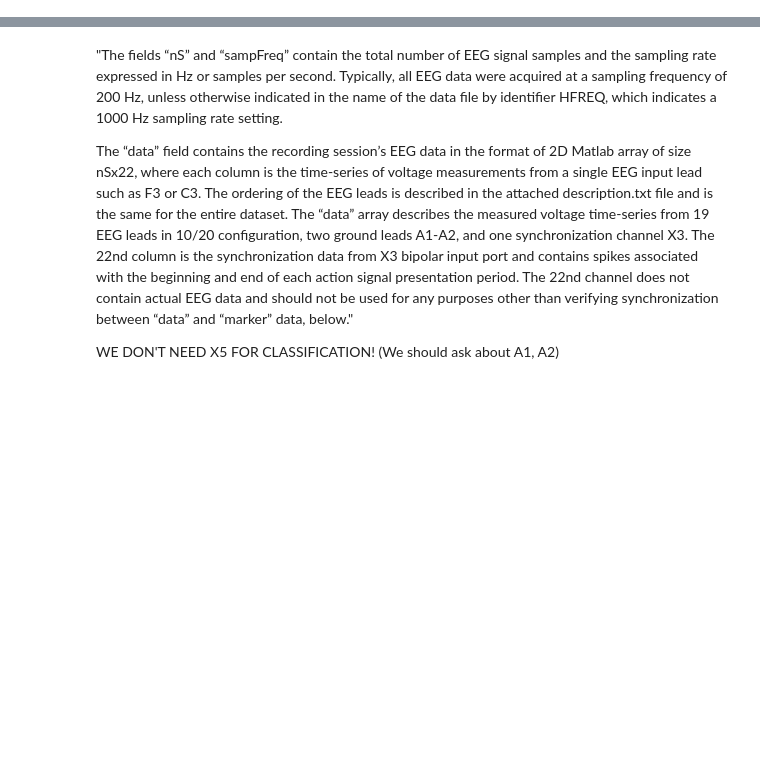
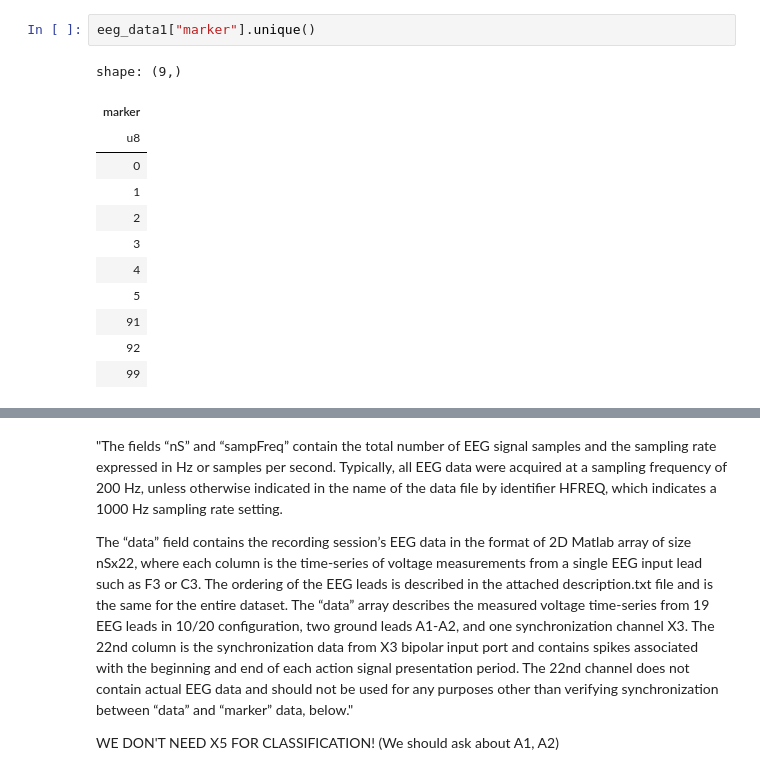
Before and after one commit to eZWALT/ML4HD-Machine-Learning-for-Human-Data, a Jupyter notebook: PROJECT/src/main.ipynb, the cells around one changed output, grey strips where cells are left out. Cells and saved outputs as stored; diff of their text form; blank space fills up the shorter version.

```diff
--- a/PROJECT/src/main.ipynb
+++ b/PROJECT/src/main.ipynb
@@ -14 +72,16 @@ file_name="../data/5F-SubjectA-160405-5St-SGLHand.mat"
+# %%
+eeg_data1["marker"].unique()
+# %% [output]
+shape: (9,)
+| marker |
+| u8 |
+| 0 |
+| 1 |
+| 2 |
+| 3 |
+| 4 |
+| 5 |
+| 91 |
+| 92 |
+| 99 |
 # %%
```
Also changed, not shown: parts of 17 cells of this notebook.
